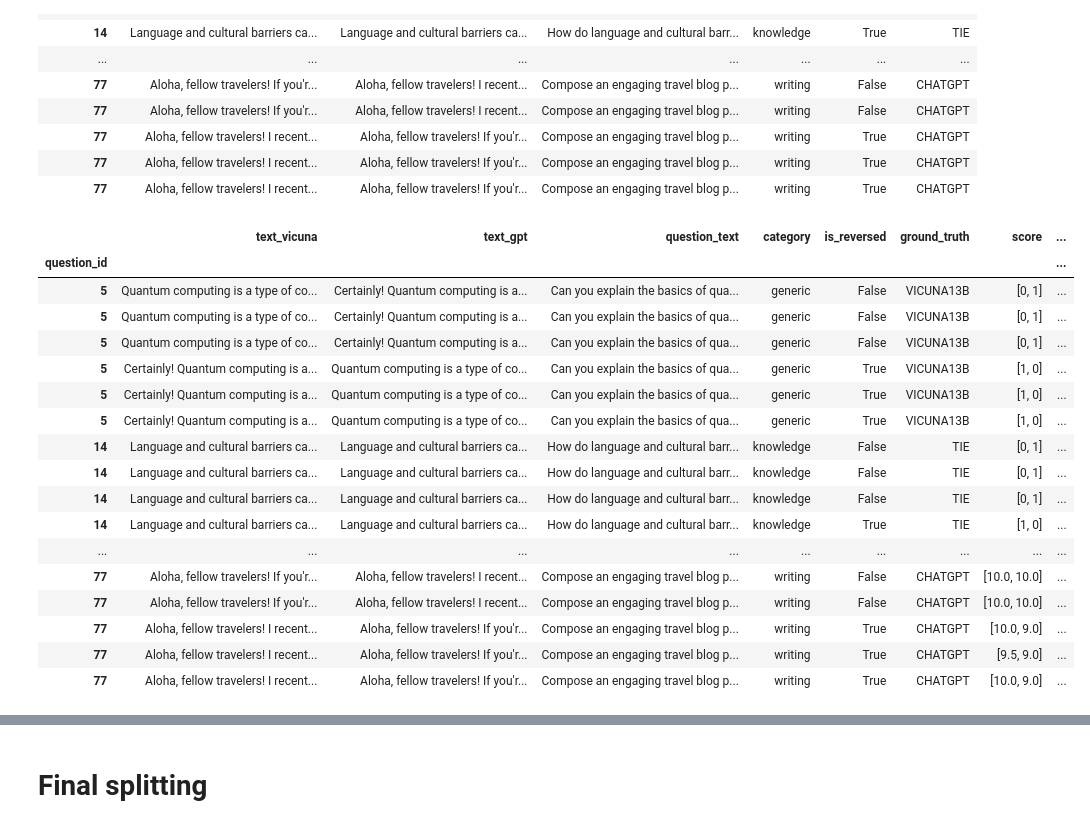
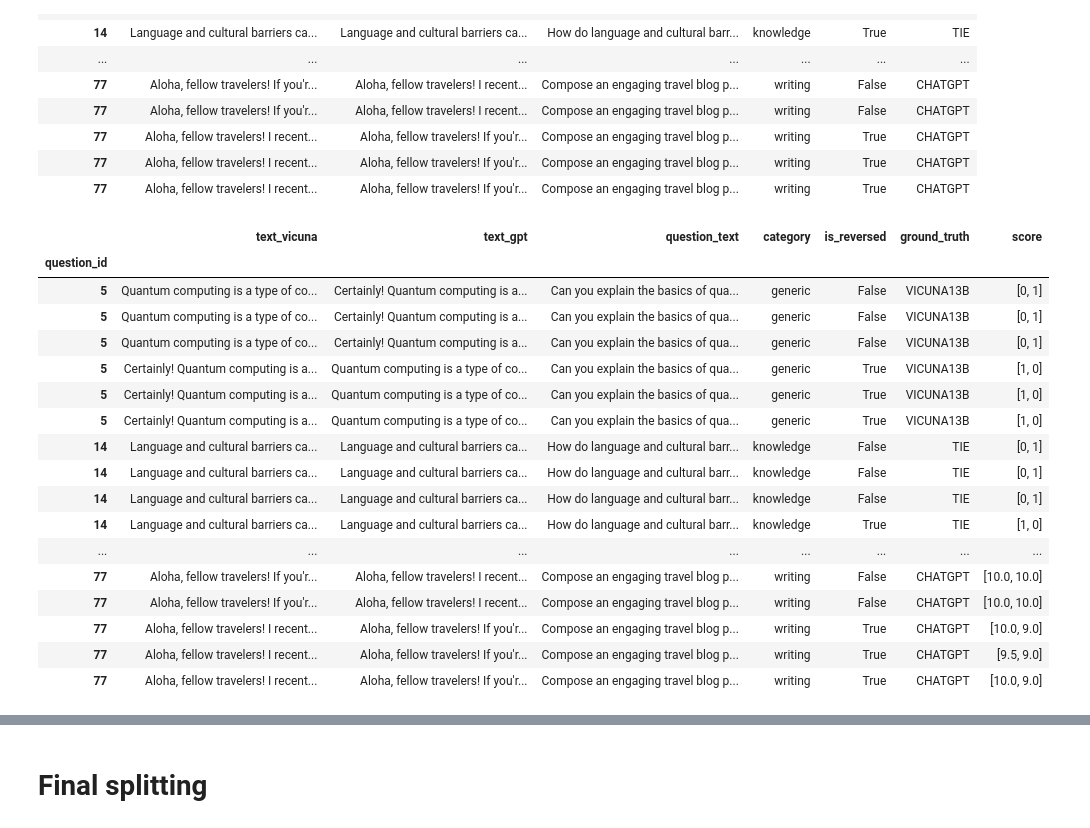
Before and after one commit to Thesis-LLM-as-a-judge-AUAS/fair-eval, a Jupyter notebook: sanity_check.ipynb, the cells around one changed output, grey strips where cells are left out. Drawn from its saved outputs; the diff is of its cells as text; code cells hidden in the pictures.

```diff
--- a/sanity_check.ipynb
+++ b/sanity_check.ipynb
@@ -898,11 +707,9 @@ for i in range(1, 47):
 
     auto_j = vicuna_vanilla_questions.copy()
     auto_j['score'] = auto_j_results
-    auto_j['is_state_of_art'] = [idx not in auto_j_top_indices for idx in range(len(auto_j_results))]
 
     judgelm = vicuna_vanilla_questions.copy()
     judgelm['score'] = judgelm_results
-    judgelm['is_state_of_art'] = [idx not in judgelm_top_indices for idx in range(len(judgelm_results))]
 
     current_judgement_result = {
         'auto-j': auto_j,
@@ -1097,22 +825,14 @@ for i in range(1, 47):
     with open(f'./cascaded-eval-results/vicuna-mec/{i}-auto-j-vicuna-mec-final.json', "r") as f:
         auto_j_results = json.loads(f.read().strip())
 
-    with open(f'./relia_scores/auto-j/vicuna-mec/{i}-relia.json', "r") as f:
-        auto_j_top_indices = get_top_half_indices(json.loads(f.read().strip())['Entropy'])
-
     with open(f'./cascaded-eval-results/vicuna-mec/{i}-judgelm-vicuna-mec-final.json', "r") as f:
         judgelm_results = json.loads(f.read().strip())
 
-    with open(f'./relia_scores/judgelm/vicuna-mec/{i}-relia.json', "r") as f:
-        judgelm_top_indices = get_top_half_indices(json.loads(f.read().strip())['Entropy'])
-
     auto_j = vicuna_mec_questions.copy()
     auto_j['score'] = auto_j_results
-    auto_j['is_state_of_art'] = [idx not in auto_j_top_indices for idx in range(len(auto_j_results))]
 
     judgelm = vicuna_mec_questions.copy()
     judgelm['score'] = judgelm_results
-    judgelm['is_state_of_art'] = [idx not in judgelm_top_indices for idx in range(len(judgelm_results))]
 
     current_judgement_result = {
         'auto-j': auto_j,
@@ -1179,16 +863,0 @@ mec_cascaded_eval_result_list[0]['auto-j']
-# %%
-for current_eval_result in mec_cascaded_eval_result_list:
-    for key, value in current_eval_result.items():
-        scores = value['score']  # Series of [first_score, second_score]
-        is_reversed = value['is_reversed']  # List or Series of booleans
-
-        results = []
-        for i, score_pair in enumerate(scores):
-            first_score, second_score = score_pair
-            diff = second_score - first_score if is_reversed.iloc[i] else first_score - second_score
-            result = 'CHATGPT' if diff > 0 else 'VICUNA13B'
-            results.append(result)
-
-        value['result'] = results
-
-mec_cascaded_eval_result_list[0]['auto-j']
@@ -1421,22 +1010,14 @@ for i in range(1, 47):
     with open(f'./cascaded-eval-results/vicuna-gpt4/{i}-auto-j-vicuna-gpt4-final.json', "r") as f:
         auto_j_results = json.loads(f.read().strip())
 
-    with open(f'./relia_scores/auto-j/vicuna-gpt4/{i}-relia.json', "r") as f:
-        auto_j_top_indices = get_top_half_indices(json.loads(f.read().strip())['Entropy'])
-
     with open(f'./cascaded-eval-results/vicuna-gpt4/{i}-judgelm-vicuna-gpt4-final.json', "r") as f:
         judgelm_results = json.loads(f.read().strip())
 
-    with open(f'./relia_scores/judgelm/vicuna-gpt4/{i}-relia.json', "r") as f:
-        judgelm_top_indices = get_top_half_indices(json.loads(f.read().strip())['Entropy'])
-
     auto_j = vicuna_vanilla_questions_gpt4.copy()
     auto_j['score'] = auto_j_results
-    auto_j['is_state_of_art'] = [idx not in auto_j_top_indices for idx in range(len(auto_j_results))]
 
     judgelm = vicuna_vanilla_questions_gpt4.copy()
     judgelm['score'] = judgelm_results
-    judgelm['is_state_of_art'] = [idx not in judgelm_top_indices for idx in range(len(judgelm_results))]
 
     current_judgement_result = {
         'auto-j': auto_j,
@@ -1632,51 +1135,43 @@ vicuna_mec_questions_gpt4
 # %%
 mec_cascaded_eval_result_gpt4_list = []
 
 for i in range(1, 47):
     with open(f'./cascaded-eval-results/vicuna-mec-gpt4/{i}-auto-j-vicuna-mec-gpt4-final.json', "r") as f:
         auto_j_results = json.loads(f.read().strip())
 
     with open(f'./cascaded-eval-results/vicuna-mec-gpt4/{i}-judgelm-vicuna-mec-gpt4-final.json', "r") as f:
         judgelm_results = json.loads(f.read().strip())
 
-    with open(f'./relia_scores/auto-j/vicuna-mec-gpt4/{i}-relia.json', "r") as f:
-        auto_j_top_indices = get_top_half_indices(json.loads(f.read().strip())['Entropy'])
-
-    with open(f'./relia_scores/judgelm/vicuna-mec-gpt4/{i}-relia.json', "r") as f:
-        judgelm_top_indices = get_top_half_indices(json.loads(f.read().strip())['Entropy'])
-
     auto_j = vicuna_mec_questions_gpt4.copy()
     auto_j['score'] = auto_j_results
-    auto_j['is_state_of_art'] = [idx not in auto_j_top_indices for idx in range(len(auto_j_results))]
 
     judgelm = vicuna_mec_questions_gpt4.copy()
     judgelm['score'] = judgelm_results
-    judgelm['is_state_of_art'] = [idx not in judgelm_top_indices for idx in range(len(judgelm_results))]
 
     current_judgement_result = {
         'auto-j': auto_j,
         'judgelm': judgelm,
     }
 
     mec_cascaded_eval_result_gpt4_list.append(current_judgement_result)
 
 mec_cascaded_eval_result_gpt4_list[0]['auto-j']
 # %% [output]
-|  | text_vicuna | text_gpt | question_text | category | is_reversed | ground_truth | score | ... |
-| question_id |  |  |  |  |  |  |  | ... |
-| 5 | Quantum computing is a type of co... | Certainly! Quantum computing is a... | Can you explain the basics of qua... | generic | False | VICUNA13B | [0, 1] | ... |
-| 5 | Quantum computing is a type of co... | Certainly! Quantum computing is a... | Can you explain the basics of qua... | generic | False | VICUNA13B | [0, 1] | ... |
-| 5 | Quantum computing is a type of co... | Certainly! Quantum computing is a... | Can you explain the basics of qua... | generic | False | VICUNA13B | [0, 1] | ... |
-| 5 | Certainly! Quantum computing is a... | Quantum computing is a type of co... | Can you explain the basics of qua... | generic | True | VICUNA13B | [1, 0] | ... |
-| 5 | Certainly! Quantum computing is a... | Quantum computing is a type of co... | Can you explain the basics of qua... | generic | True | VICUNA13B | [1, 0] | ... |
-| 5 | Certainly! Quantum computing is a... | Quantum computing is a type of co... | Can you explain the basics of qua... | generic | True | VICUNA13B | [1, 0] | ... |
-| 14 | Language and cultural barriers ca... | Language and cultural barriers ca... | How do language and cultural barr... | knowledge | False | TIE | [0, 1] | ... |
-| 14 | Language and cultural barriers ca... | Language and cultural barriers ca... | How do language and cultural barr... | knowledge | False | TIE | [0, 1] | ... |
-| 14 | Language and cultural barriers ca... | Language and cultural barriers ca... | How do language and cultural barr... | knowledge | False | TIE | [0, 1] | ... |
-| 14 | Language and cultural barriers ca... | Language and cultural barriers ca... | How do language and cultural barr... | knowledge | True | TIE | [1, 0] | ... |
-| ... | ... | ... | ... | ... | ... | ... | ... | ... |
-| 77 | Aloha, fellow travelers! If you'r... | Aloha, fellow travelers! I recent... | Compose an engaging travel blog p... | writing | False | CHATGPT | [10.0, 10.0] | ... |
-| 77 | Aloha, fellow travelers! If you'r... | Aloha, fellow travelers! I recent... | Compose an engaging travel blog p... | writing | False | CHATGPT | [10.0, 10.0] | ... |
-| 77 | Aloha, fellow travelers! I recent... | Aloha, fellow travelers! If you'r... | Compose an engaging travel blog p... | writing | True | CHATGPT | [10.0, 9.0] | ... |
-| 77 | Aloha, fellow travelers! I recent... | Aloha, fellow travelers! If you'r... | Compose an engaging travel blog p... | writing | True | CHATGPT | [9.5, 9.0] | ... |
-| 77 | Aloha, fellow travelers! I recent... | Aloha, fellow travelers! If you'r... | Compose an engaging travel blog p... | writing | True | CHATGPT | [10.0, 9.0] | ... |
+|  | text_vicuna | text_gpt | question_text | category | is_reversed | ground_truth | score |
+| question_id |  |  |  |  |  |  |  |
+| 5 | Quantum computing is a type of co... | Certainly! Quantum computing is a... | Can you explain the basics of qua... | generic | False | VICUNA13B | [0, 1] |
+| 5 | Quantum computing is a type of co... | Certainly! Quantum computing is a... | Can you explain the basics of qua... | generic | False | VICUNA13B | [0, 1] |
+| 5 | Quantum computing is a type of co... | Certainly! Quantum computing is a... | Can you explain the basics of qua... | generic | False | VICUNA13B | [0, 1] |
+| 5 | Certainly! Quantum computing is a... | Quantum computing is a type of co... | Can you explain the basics of qua... | generic | True | VICUNA13B | [1, 0] |
+| 5 | Certainly! Quantum computing is a... | Quantum computing is a type of co... | Can you explain the basics of qua... | generic | True | VICUNA13B | [1, 0] |
+| 5 | Certainly! Quantum computing is a... | Quantum computing is a type of co... | Can you explain the basics of qua... | generic | True | VICUNA13B | [1, 0] |
+| 14 | Language and cultural barriers ca... | Language and cultural barriers ca... | How do language and cultural barr... | knowledge | False | TIE | [0, 1] |
+| 14 | Language and cultural barriers ca... | Language and cultural barriers ca... | How do language and cultural barr... | knowledge | False | TIE | [0, 1] |
+| 14 | Language and cultural barriers ca... | Language and cultural barriers ca... | How do language and cultural barr... | knowledge | False | TIE | [0, 1] |
+| 14 | Language and cultural barriers ca... | Language and cultural barriers ca... | How do language and cultural barr... | knowledge | True | TIE | [1, 0] |
+| ... | ... | ... | ... | ... | ... | ... | ... |
+| 77 | Aloha, fellow travelers! If you'r... | Aloha, fellow travelers! I recent... | Compose an engaging travel blog p... | writing | False | CHATGPT | [10.0, 10.0] |
+| 77 | Aloha, fellow travelers! If you'r... | Aloha, fellow travelers! I recent... | Compose an engaging travel blog p... | writing | False | CHATGPT | [10.0, 10.0] |
+| 77 | Aloha, fellow travelers! I recent... | Aloha, fellow travelers! If you'r... | Compose an engaging travel blog p... | writing | True | CHATGPT | [10.0, 9.0] |
+| 77 | Aloha, fellow travelers! I recent... | Aloha, fellow travelers! If you'r... | Compose an engaging travel blog p... | writing | True | CHATGPT | [9.5, 9.0] |
+| 77 | Aloha, fellow travelers! I recent... | Aloha, fellow travelers! If you'r... | Compose an engaging travel blog p... | writing | True | CHATGPT | [10.0, 9.0] |
```
Also changed, not shown: parts of 116 cells of this notebook, 8 other files.
